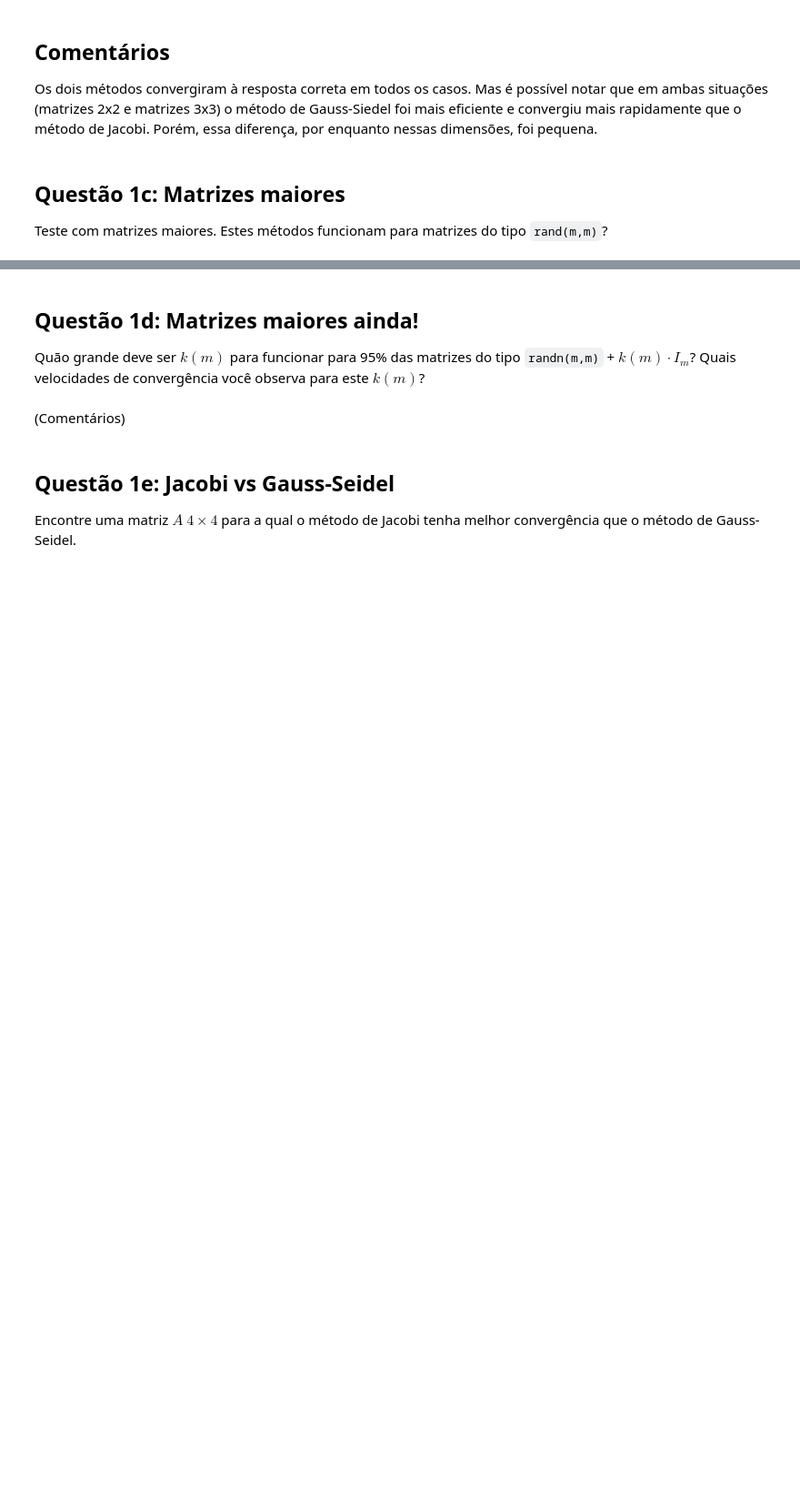
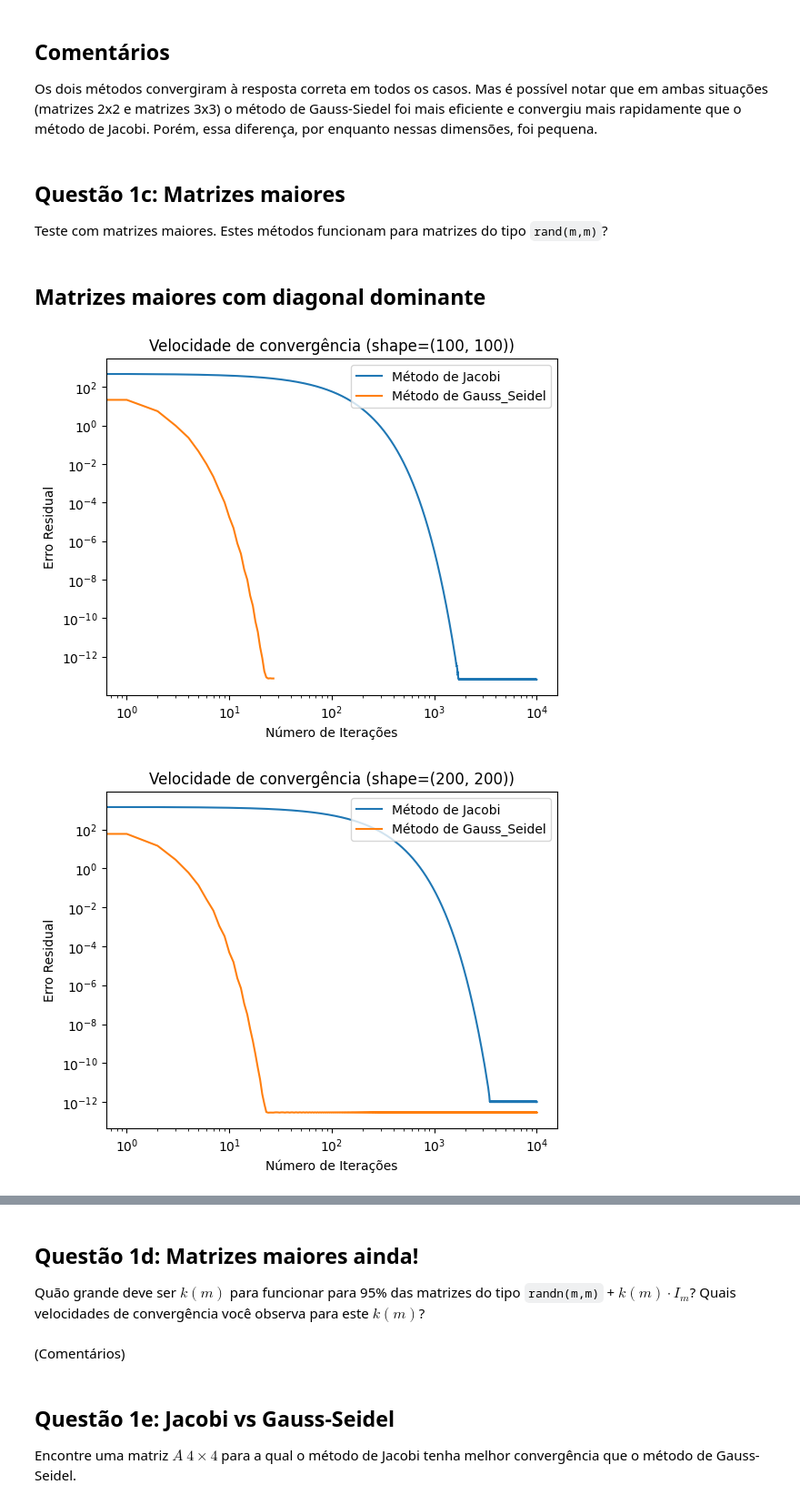
Before and after one commit to Jose-Pedro-Dresch/aln_pjt2_jacobi_gauss_seidel, a Jupyter notebook: Projeto2.ipynb, the cells around one changed output, grey strips where cells are left out. Shown at 91% size. Cells and saved outputs as stored; diff of their text form; code cells hidden in the pictures; blank space fills up the shorter version.

Commit message:
Terminei a letra C com testes a mais sobre diagonal dominante

```diff
--- a/Projeto2.ipynb
+++ b/Projeto2.ipynb
@@ -186,3 +190,49 @@ Os dois métodos convergiram à resposta correta em todos os casos. Mas é poss
 # %% [markdown]
 ## Questão 1c: Matrizes maiores
 Teste com matrizes maiores.  Estes métodos funcionam para matrizes do tipo `rand(m,m)`?
+# %%
+# Função para comparar os métodos com matrizes rand(m,m) maiores
+def comparar_metodos_c(A, b, max_iter=10000):
+    # Gerando matrizes com diagonal dominante para garantir a convergência dos métodos:
+    x_j, errors_j, residual_errors_j = jacobi(A, b, max_iter=max_iter, tol=1e-17)
+    x_gs, errors_gs, residual_errors_gs = gauss_seidel(A, b, max_iter=max_iter, tol=1e-17)
+
+    # Printando e plotando as informações
+    plt.figure()
+    sns.lineplot(data=residual_errors_j, label="Método de Jacobi")
+    sns.lineplot(data=residual_errors_gs, label="Método de Gauss_Seidel")
+    plt.title(f"Velocidade de convergência (shape={A.shape})")
+    plt.yscale("log")
+    plt.xscale("log")
+    plt.xlabel("Número de Iterações")
+    plt.ylabel("Erro Residual")
+    plt.legend(loc="upper right")
+    plt.show()
+# %% [markdown]
+## Matrizes maiores com diagonal dominante
+# %%
+def get_mat_diag_dom(size):
+    A = np.random.rand(size, size)
+
+    # Tornando a diagonal dominante
+    for i in range(size):
+        A[i,i] += np.sum(np.abs(A[i,:]))
+
+    return A
+
+# Para garantir que b esteja no espaço coluna de A
+def get_b(A):
+    x = np.random.rand(A.shape[0])
+    b = A @ x
+    return b
+# %%
+A_1 = get_mat_diag_dom(100)
+A_2 = get_mat_diag_dom(200)
+A_3 = get_mat_diag_dom(300)
+
+comparar_metodos_c(A_1, get_b(A_1))
+comparar_metodos_c(A_2, get_b(A_2))
+comparar_metodos_c(A_3, get_b(A_3))
+# %% [output]
+[figure, added]
+[figure, added]
```
Also changed, not shown: parts of 8 cells of this notebook.
